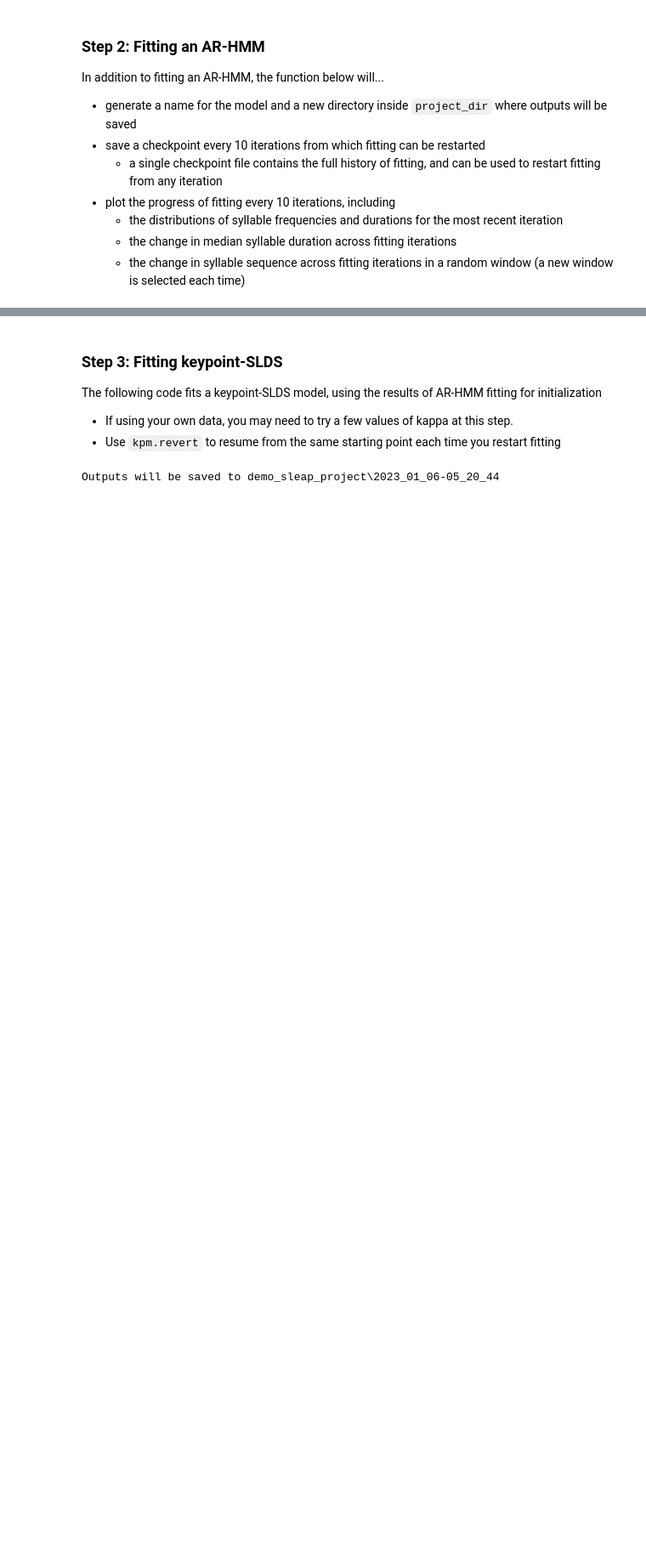
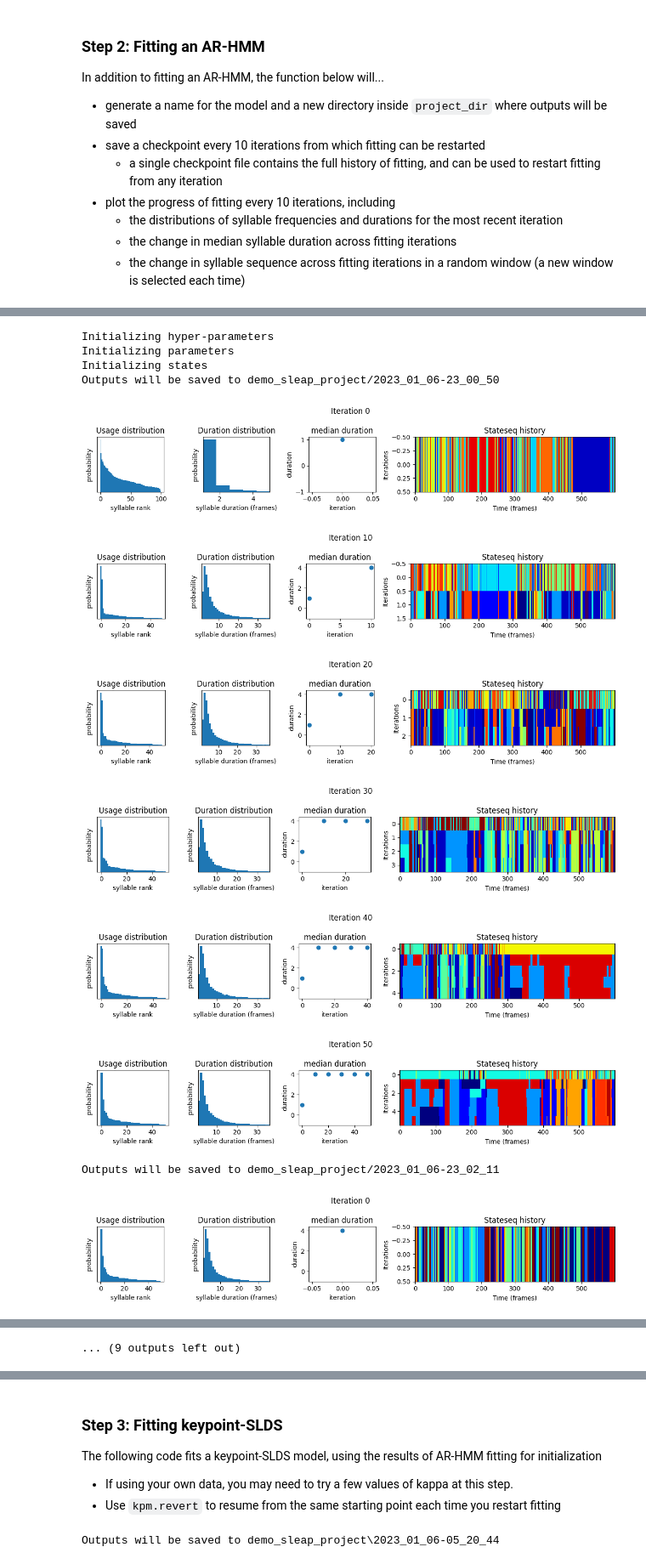
Before and after one commit to umeshksingla/keypointMoSeq, a Jupyter notebook: examples/keypointMoSeq_demo_local_wSLEAPdata_downsampled.ipynb, the cells around one changed output, grey strips where cells are left out. Shown at 85% size. Cells and saved outputs as stored; diff of their text form; code cells hidden in the pictures; blank space fills up the shorter version.

```diff
--- a/examples/keypointMoSeq_demo_local_wSLEAPdata_downsampled.ipynb
+++ b/examples/keypointMoSeq_demo_local_wSLEAPdata_downsampled.ipynb
@@ -187,0 +257,22 @@ Outputs will be saved to demo_sleap_project\2023_01_06-06_03_59
+# %%
+alpha_arrays = [2.3, 5.7, 11.4]
+model = kpm.initialize_model(pca=pca, **data, **config())
+for alpha in alpha_arrays:
+    kpm.update_config(project_dir,
+                  trans_hypparams={'num_states': 100, 'gamma': 1e3, 'alpha': alpha, 'kappa': 1e6},
+)
+    model,history,name = kpm.fit_model(model, data, batch_info, ar_only=True,
+                                   num_iters=50, project_dir=project_dir)
+# %% [output]
+Initializing hyper-parameters
+Initializing parameters
+Initializing states
+Outputs will be saved to demo_sleap_project/2023_01_06-23_00_50
+[figure, added]
+[figure, added]
+[figure, added]
+[figure, added]
+[figure, added]
+[figure, added]
+Outputs will be saved to demo_sleap_project/2023_01_06-23_02_11
+[figure, added]
@@ -187,0 +282 @@ Outputs will be saved to demo_sleap_project\2023_01_06-06_03_59
+... (9 outputs left out)
```
Also changed, not shown: parts of 40 cells of this notebook, 2 other files.
